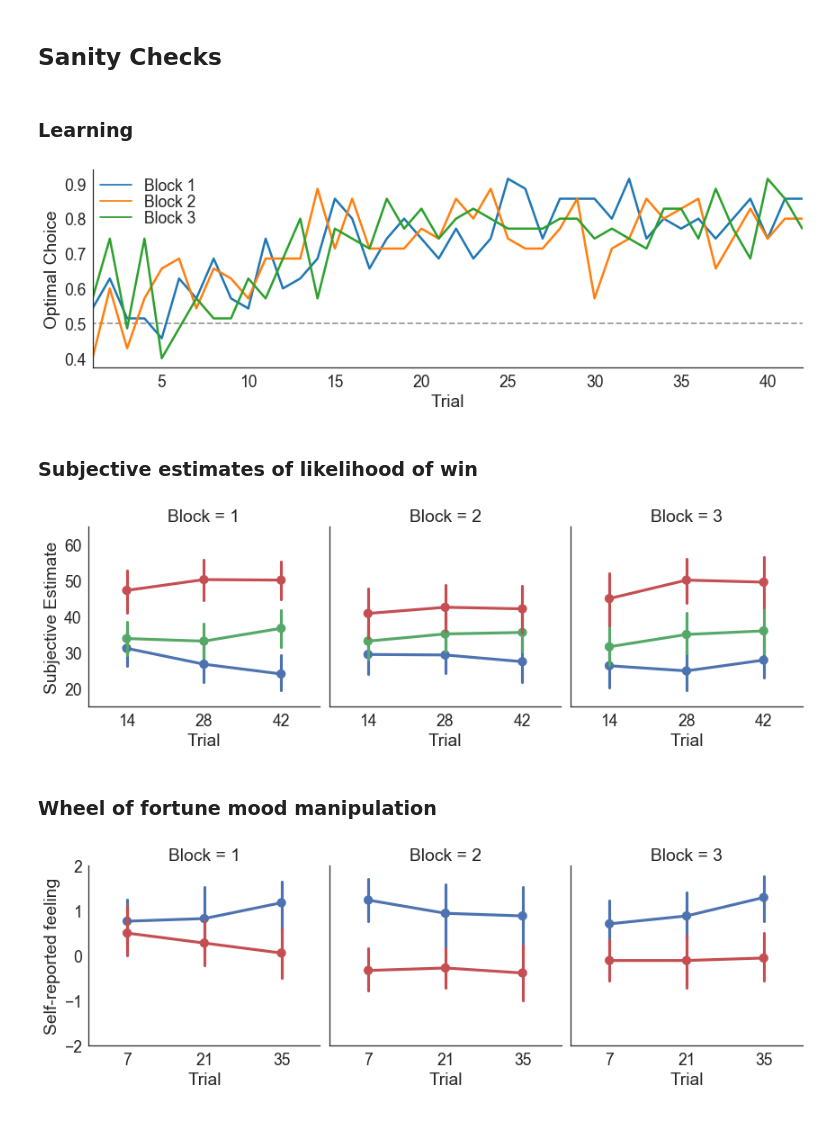
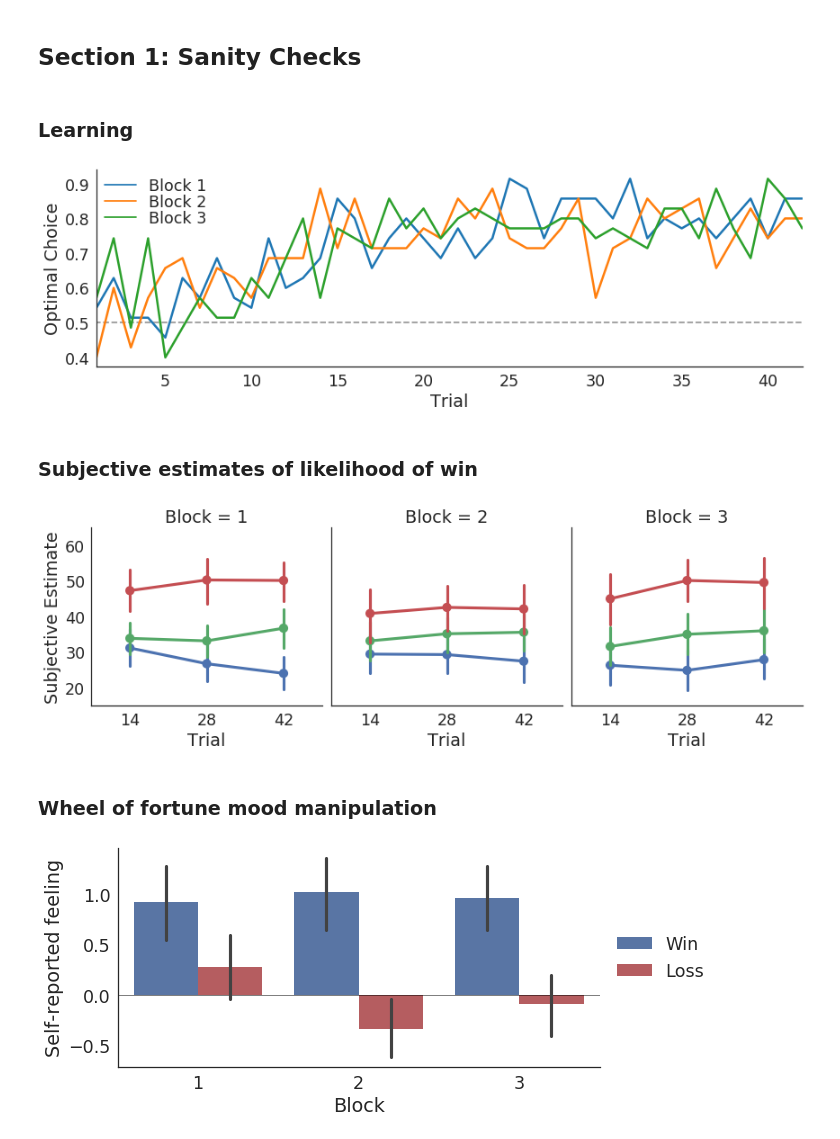
Before and after one commit to szorowi1/pni-rotations, a Jupyter notebook: primary_analysis.ipynb, the cells around one changed output. Saved outputs shown, nothing was run; the diff lists cells and outputs as text; code cells hidden in the pictures.

```diff
--- a/primary_analysis.ipynb
+++ b/primary_analysis.ipynb
@@ -7,11 +7,11 @@ sns.set_style('white')
 sns.set_context('notebook', font_scale=1.75)
 %matplotlib inline
 
-data = read_csv('moodRL_data.csv')
-metadata = read_csv('moodRL_metadata.csv')
-ratings = read_csv('moodRL_ratings.csv')
+data = read_csv('data/moodRL_data.csv')
+metadata = read_csv('data/moodRL_metadata.csv')
+ratings = read_csv('data/moodRL_ratings.csv')
 # %% [markdown]
-## Sanity Checks
+## Section 1: Sanity Checks
 # %% [markdown]
 ### Learning
 # %%
@@ -28,7 +28,7 @@ ax.legend(loc=2, labelspacing=0, borderpad=0)
 sns.despine()
 plt.tight_layout()
 # %% [output]
-[figure, old version]
+[figure, new version]
 # %% [markdown]
 ### Subjective estimates of likelihood of win
 # %%
@@ -36,14 +36,25 @@ g = sns.FacetGrid(ratings[ratings.Variable!='Mood'], col='Block', size=4)
 g.map(sns.pointplot, 'Trial', 'Rating', 'Variable', palette=['#4c72b0', '#55a868', '#c44e52'])
 g.axes[0,0].set(ylim=(15,65), ylabel='Subjective Estimate');
 # %% [output]
-[figure, old version]
+[figure, new version]
 # %% [markdown]
 ### Wheel of fortune mood manipulation
 # %%
+
 df = ratings.merge(metadata[['Subject','Datetime','WoF']], on=['Subject','Datetime'])
 df['Outcome'] = np.where(df.WoF > 0, 'Win', 'Loss')
-g = sns.FacetGrid(df[df.Variable=='Mood'], col='Block', size=4)
-g.map(sns.pointplot, 'Trial', 'Rating', 'Outcome', palette=['#4c72b0', '#c44e52'])
-g.axes[0,0].set(ylim=(-2,2), ylabel='Self-reported feeling');
+
+## Plot.
+fig, ax = plt.subplots(1,1,figsize=(8,4))
+sns.barplot('Block', 'Rating', 'Outcome', data=df[df.Variable=='Mood'],
+            palette=['#4c72b0', '#c44e52'], ax=ax)
+
+## Add info.
+ax.set(ylabel='Self-reported feeling')
+ax.hlines(0,*ax.get_xlim(),lw=0.5)
+ax.legend(loc=7, bbox_to_anchor=(1.25,0.5))
+
+sns.despine()
+plt.tight_layout()
 # %% [output]
-[figure, old version]
+[figure, new version]
```
Also changed, not shown: parts of 8 cells of this notebook, 3 other files.
